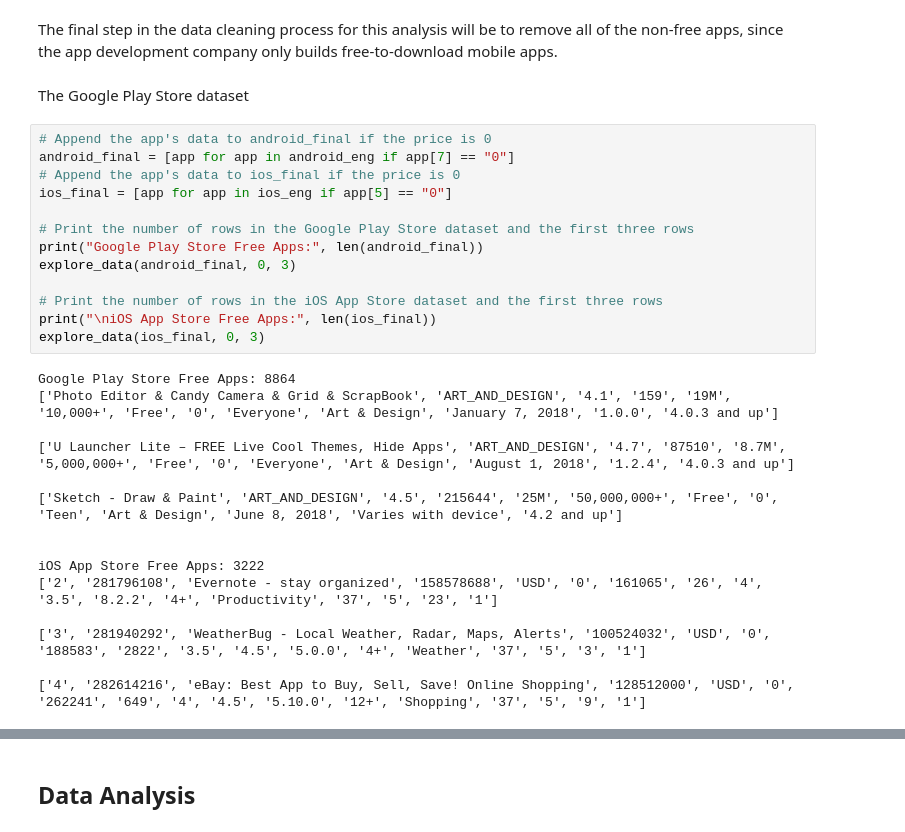
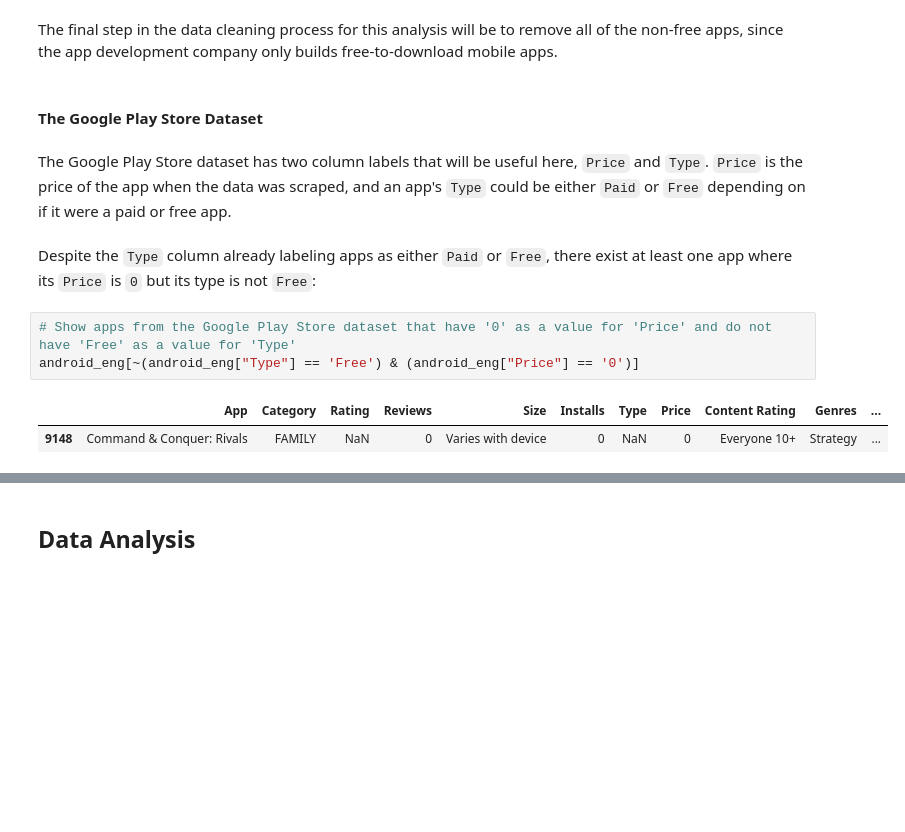
Before and after one commit to xjwllmsx/profitable-app-profiles, a Jupyter notebook: notebook/analysis.ipynb, the cells around one changed output, grey strips where cells are left out. Drawn from its saved outputs; the diff is of its cells as text; blank space fills up the shorter version.

```diff
--- a/notebook/analysis.ipynb
+++ b/notebook/analysis.ipynb
@@ -361,32 +353,14 @@ The Google Play Store dataset now has 9,614 apps, and the iOS App Store dataset
 # %% [markdown]
 The final step in the data cleaning process for this analysis will be to remove all of the non-free apps, since the app development company only builds free-to-download mobile apps.
 # %% [markdown]
-The Google Play Store dataset
+#### The Google Play Store Dataset
-# %%
-# Append the app's data to android_final if the price is 0
-android_final = [app for app in android_eng if app[7] == "0"]
-# Append the app's data to ios_final if the price is 0
-ios_final = [app for app in ios_eng if app[5] == "0"]
-
-# Print the number of rows in the Google Play Store dataset and the first three rows
-print("Google Play Store Free Apps:", len(android_final))
-explore_data(android_final, 0, 3)
-
-# Print the number of rows in the iOS App Store dataset and the first three rows
-print("\niOS App Store Free Apps:", len(ios_final))
-explore_data(ios_final, 0, 3)
-# %% [output]
-Google Play Store Free Apps: 8864
-['Photo Editor & Candy Camera & Grid & ScrapBook', 'ART_AND_DESIGN', '4.1', '159', '19M', '10,000+', 'Free', '0', 'Everyone', 'Art & Design', 'January 7, 2018', '1.0.0', '4.0.3 and up']
-
-['U Launcher Lite – FREE Live Cool Themes, Hide Apps', 'ART_AND_DESIGN', '4.7', '87510', '8.7M', '5,000,000+', 'Free', '0', 'Everyone', 'Art & Design', 'August 1, 2018', '1.2.4', '4.0.3 and up']
-
-['Sketch - Draw & Paint', 'ART_AND_DESIGN', '4.5', '215644', '25M', '50,000,000+', 'Free', '0', 'Teen', 'Art & Design', 'June 8, 2018', 'Varies with device', '4.2 and up']
-
-
-iOS App Store Free Apps: 3222
-['2', '281796108', 'Evernote - stay organized', '158578688', 'USD', '0', '161065', '26', '4', '3.5', '8.2.2', '4+', 'Productivity', '37', '5', '23', '1']
-
-['3', '281940292', 'WeatherBug - Local Weather, Radar, Maps, Alerts', '100524032', 'USD', '0', '188583', '2822', '3.5', '4.5', '5.0.0', '4+', 'Weather', '37', '5', '3', '1']
-
-['4', '282614216', 'eBay: Best App to Buy, Sell, Save! Online Shopping', '128512000', 'USD', '0', '262241', '649', '4', '4.5', '5.10.0', '12+', 'Shopping', '37', '5', '9', '1']
+# %% [markdown]
+The Google Play Store dataset has two column labels that will be useful here, `Price` and `Type`. `Price` is the price of the app when the data was scraped, and an app's `Type` could be either `Paid` or `Free` depending on if it were a paid or free app.
+# %% [markdown]
+Despite the `Type` column already labeling apps as either `Paid` or `Free`, there exist at least one app where its `Price` is `0` but its type is not `Free`:
+# %%
+# Show apps from the Google Play Store dataset that have '0' as a value for 'Price' and do not have 'Free' as a value for 'Type'
+android_eng[~(android_eng["Type"] == 'Free') & (android_eng["Price"] == '0')]
+# %% [output]
+|  | App | Category | Rating | Reviews | Size | Installs | Type | Price | Content Rating | Genres | ... |
+| 9148 | Command & Conquer: Rivals | FAMILY | NaN | 0 | Varies with device | 0 | NaN | 0 | Everyone 10+ | Strategy | ... |
```
Also changed, not shown: parts of 16 cells of this notebook.
